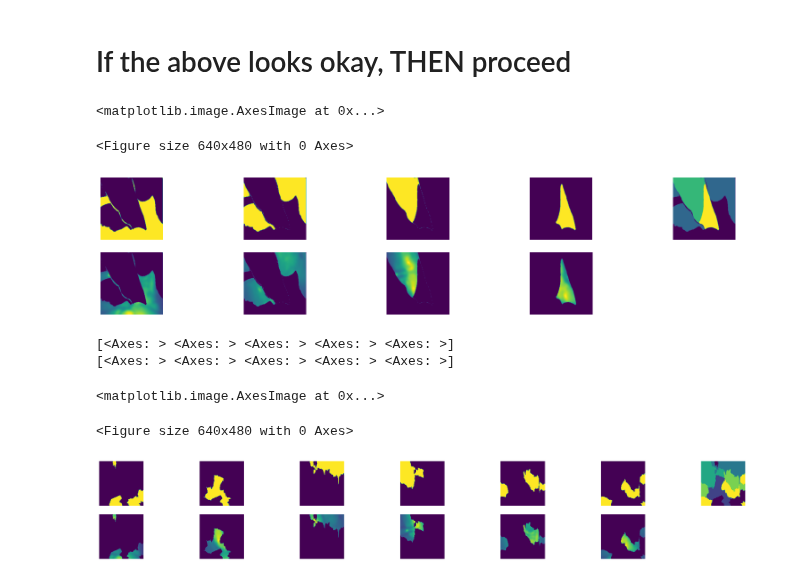
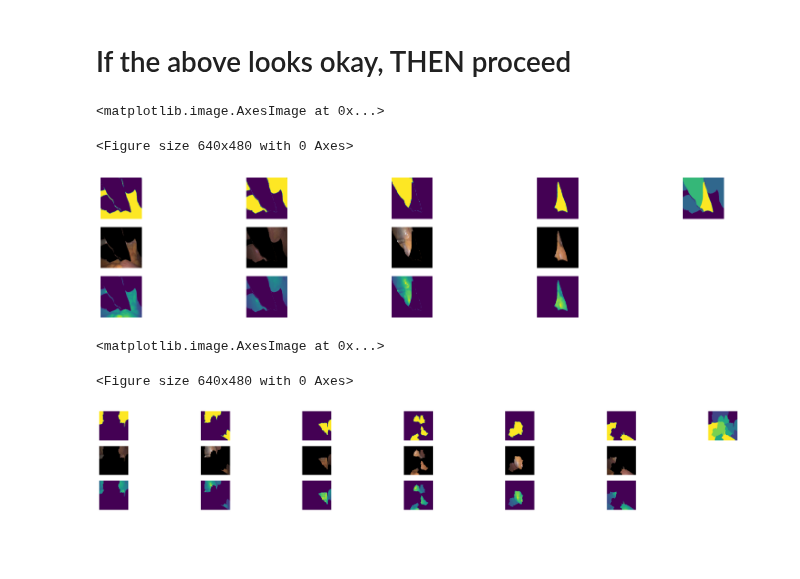
Before and after one commit to DebugML/exlib, a Jupyter notebook: notebooks/finding_cholec_images.ipynb, the cells around one changed output. Saved outputs shown, nothing was run; the diff lists cells and outputs as text; code cells hidden in the pictures; blank space fills up the shorter version.

```diff
--- a/notebooks/finding_cholec_images.ipynb
+++ b/notebooks/finding_cholec_images.ipynb
@@ -15,18 +15,16 @@ dataset = exlib.datasets.cholec.CholecDataset(split="test")
 item = dataset[2]
 # %%
 # Apply blurring
-blur_filter = torchvision.transforms.GaussianBlur(21, 10.0)
+blur_filter = torchvision.transforms.GaussianBlur(7, 10.0)
 
 blur_and_gray_filter = torchvision.transforms.Compose([
     blur_filter,
     torchvision.transforms.Grayscale()
 ])
 
-resize = torchvision.transforms.Resize((360,360))
-
+resize = torchvision.transforms.Resize((256,256))
 
 raw_image = resize(item["image"])
-# blr_image = blur_filter(raw_image)
 blr_image = blur_and_gray_filter(raw_image)
 # %%
 # Test image quality
@@ -45,9 +43,15 @@ ax[1].imshow(blr_image.numpy().transpose(1,2,0), cmap="gray")
 # If the above looks okay, THEN proceed
 # %%
 # Expert integer-valued labels (H,W) and binary-valued masks (num_masks,H,W)
+gng_labels = resize(item["gonogo"][None,...])[0]
+gng_masks = F.one_hot(gng_labels).permute(2,0,1)
+gng_masked_raw_image = gng_masks.unsqueeze(1) * raw_image.unsqueeze(0)
+gng_masked_blr_image = gng_masks.unsqueeze(1) * blr_image.unsqueeze(0)
+
 exp_labels = resize(item["organs"][None,...])[0]
 exp_masks = F.one_hot(exp_labels).permute(2,0,1)
-exp_masked_image = exp_masks.unsqueeze(1) * blr_image.unsqueeze(0) # (num_exp_groups, C, H, W)
+exp_masked_raw_image = exp_masks.unsqueeze(1) * raw_image.unsqueeze(0) # (num_exp_groups, C, H, W)
+exp_masked_blr_image = exp_masks.unsqueeze(1) * blr_image.unsqueeze(0) # (num_exp_groups, C, H, W)
 num_exp_groups = 4
 
 # (0) Background
@@ -57,52 +61,51 @@ num_exp_groups = 4
 # %%
 # Expert labels and masks
 plt.clf()
-fig, ax = plt.subplots(2, num_exp_groups+1, figsize=(4*(num_exp_groups+1), 4))
+fig, ax = plt.subplots(3, num_exp_groups+1, figsize=(4*(num_exp_groups+1), 4))
 
-for a in ax[0]: a.set_axis_off()
-for a in ax[1]: a.set_axis_off()
+for a in ax:
+    for _a in a:
+        _a.set_axis_off()
 
 for i in range(num_exp_groups):
     ax[0,i].imshow(exp_masks[i].numpy())
-    ax[1,i].imshow(exp_masked_image[i].numpy().transpose(1,2,0))
+    ax[1,i].imshow(exp_masked_raw_image[i].numpy().transpose(1,2,0))
+    ax[2,i].imshow(exp_masked_blr_image[i].numpy().transpose(1,2,0))
 
 # Also check out the whole thing
 ax[0,-1].imshow(exp_labels.numpy())
 # %% [output]
 <matplotlib.image.AxesImage at 0x...>
 <Figure size 640x480 with 0 Axes>
-[figure, old version]
+[figure, new version]
-# %%
-for a in ax:
-    print(a)
-# %% [output]
-[<Axes: > <Axes: > <Axes: > <Axes: > <Axes: >]
-[<Axes: > <Axes: > <Axes: > <Axes: > <Axes: >]
 # %%
 # Run quickshift group extraction
 num_qs_groups = 6
 qs_extractor = exlib.features.vision.QuickshiftGroups(max_groups=num_qs_groups)
 qs_masks = qs_extractor(raw_image.unsqueeze(0))[0]
 qs_labels = (torch.arange(qs_masks.size(0)).view(-1,1,1) * qs_masks).sum(dim=0)
-qs_masked_image = qs_masks.unsqueeze(1) * blr_image.unsqueeze(0) # (num_qs_groups, C, H, W)
+qs_masked_raw_image = qs_masks.unsqueeze(1) * raw_image.unsqueeze(0) # (num_qs_groups, C, H, W)
+qs_masked_blr_image = qs_masks.unsqueeze(1) * blr_image.unsqueeze(0) # (num_qs_groups, C, H, W)
 # %%
 # Expert labels and masks
 plt.clf()
-fig, ax = plt.subplots(2, num_qs_groups+1, figsize=(4*(num_qs_groups+1), 4))
+fig, ax = plt.subplots(3, num_qs_groups+1, figsize=(4*(num_qs_groups+1), 4))
 
-for a in ax[0]: a.set_axis_off()
-for a in ax[1]: a.set_axis_off()
+for a in ax:
+    for _a in a:
+        _a.set_axis_off()
 
 for i in range(num_qs_groups):
     ax[0,i].imshow(qs_masks[i].numpy())
-    ax[1,i].imshow(qs_masked_image[i].numpy().transpose(1,2,0))
+    ax[1,i].imshow(qs_masked_raw_image[i].numpy().transpose(1,2,0))
+    ax[2,i].imshow(qs_masked_blr_image[i].numpy().transpose(1,2,0))
 
 # Also check out the whole thing
 ax[0,-1].imshow(qs_labels.numpy())
 # %% [output]
 <matplotlib.image.AxesImage at 0x...>
 <Figure size 640x480 with 0 Axes>
-[figure, old version]
+[figure, new version]
 # %%
 saveto_dir = "_dump/dont_vomit_haha/"
 # %%
```
Also changed, not shown: parts of 3 cells of this notebook.
